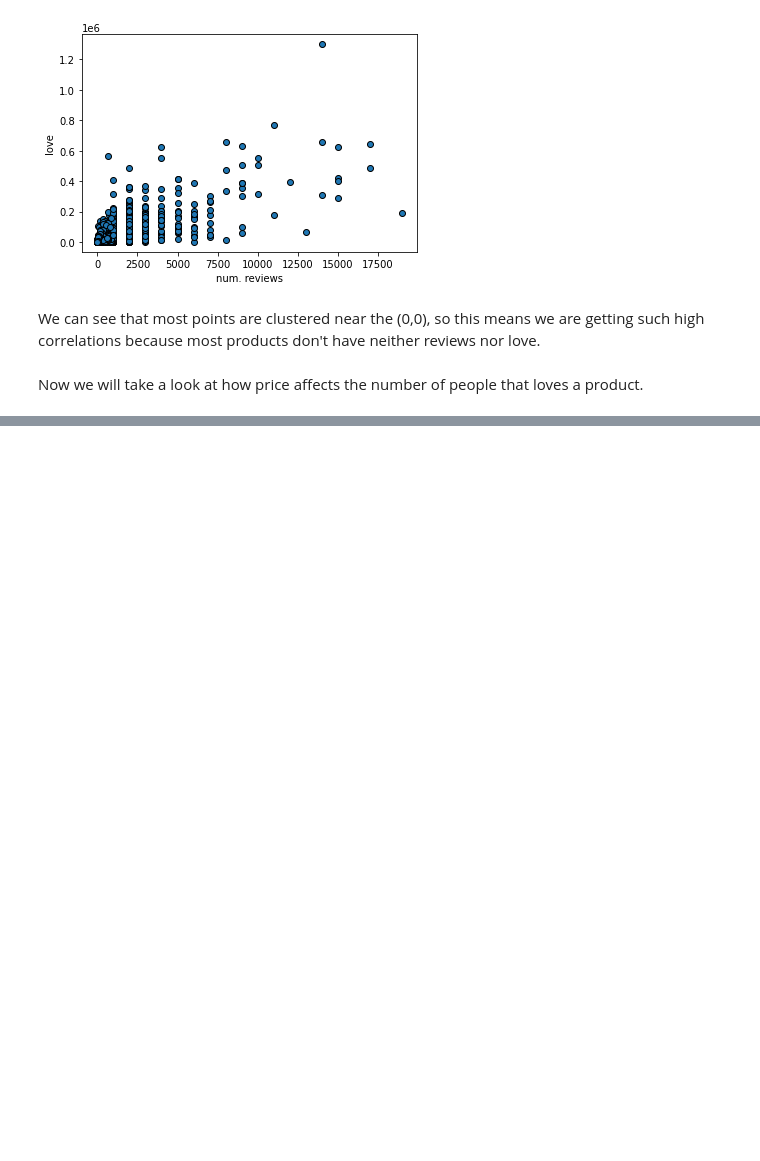
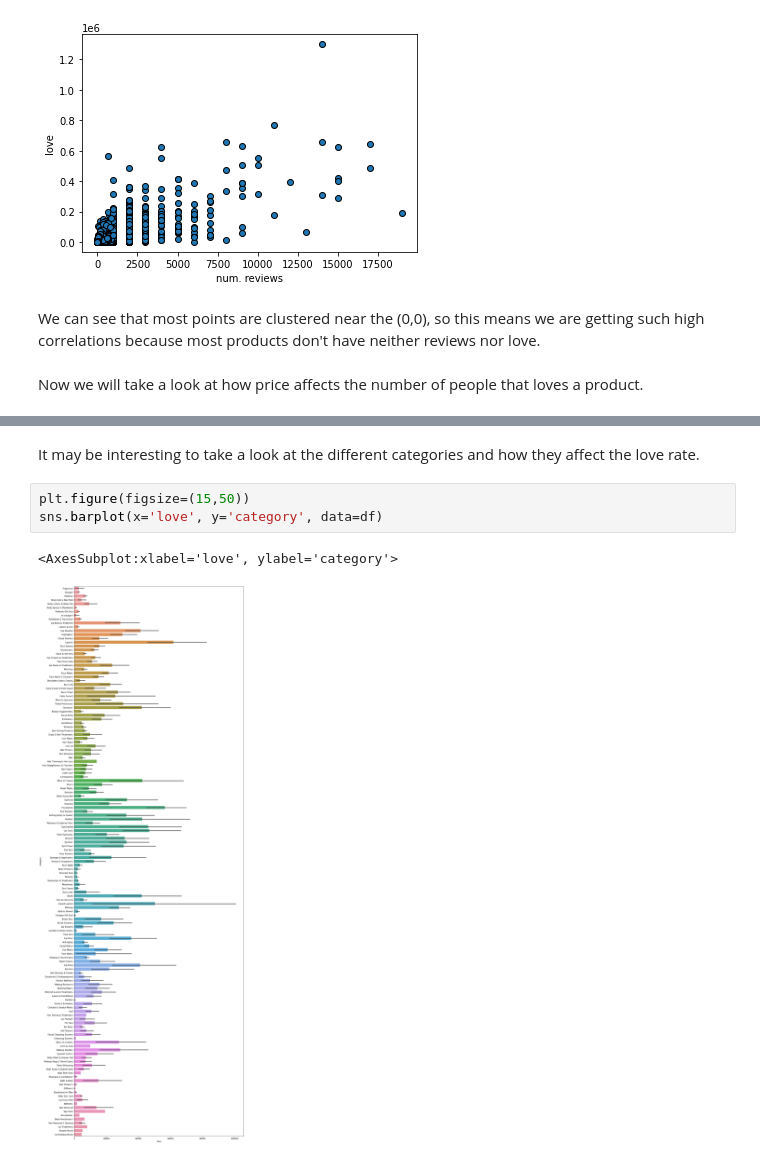
Before and after one commit to josepmdc/ApC-Kaggle, a Jupyter notebook: Kaggle.ipynb, the cells around one changed output, grey strips where cells are left out. Saved outputs shown, nothing was run; the diff lists cells and outputs as text; blank space fills up the shorter version.

```diff
--- a/Kaggle.ipynb
+++ b/Kaggle.ipynb
@@ -135,0 +157,8 @@ We can see that only products under 200 have a lot of people that loves them, be
+# %% [markdown]
+It may be interesting to take a look at the different categories and how they affect the love rate.
+# %%
+plt.figure(figsize=(15,50))
+sns.barplot(x='love', y='category', data=df)
+# %% [output]
+<AxesSubplot:xlabel='love', ylabel='category'>
+[figure, added]
```
Also changed, not shown: parts of 26 cells of this notebook.
